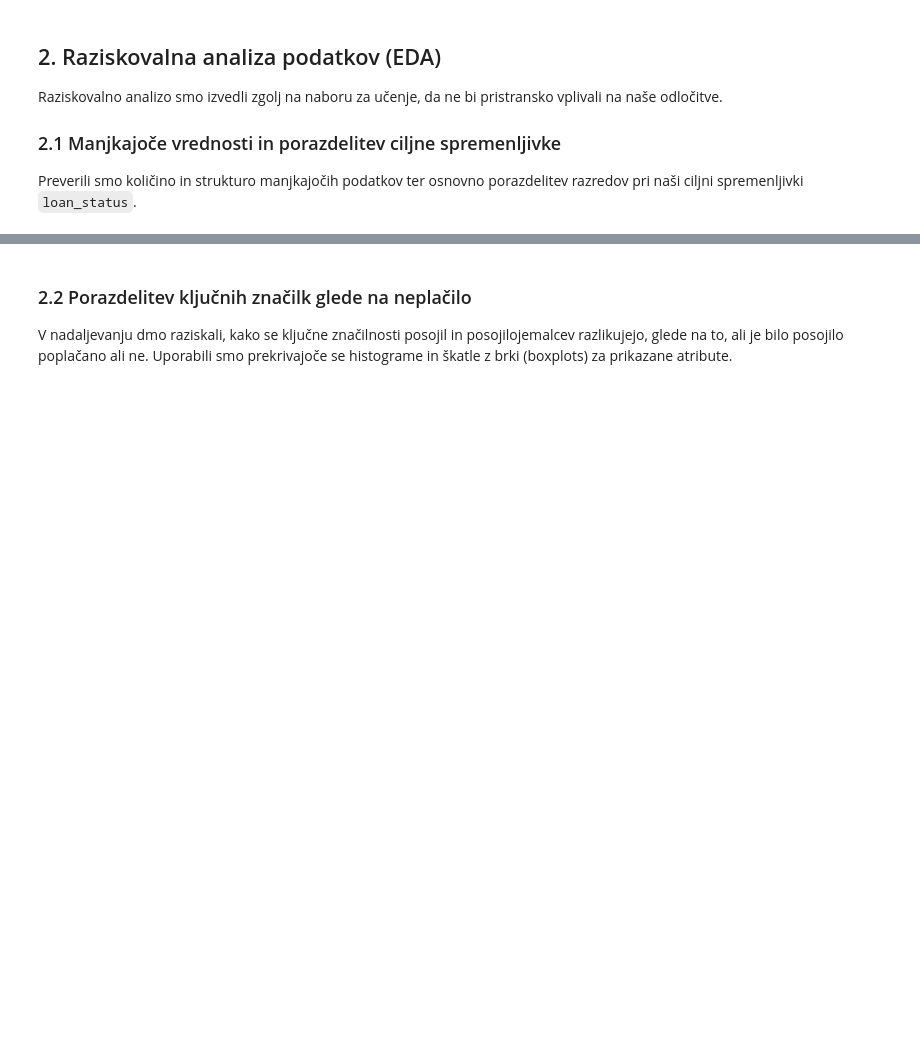
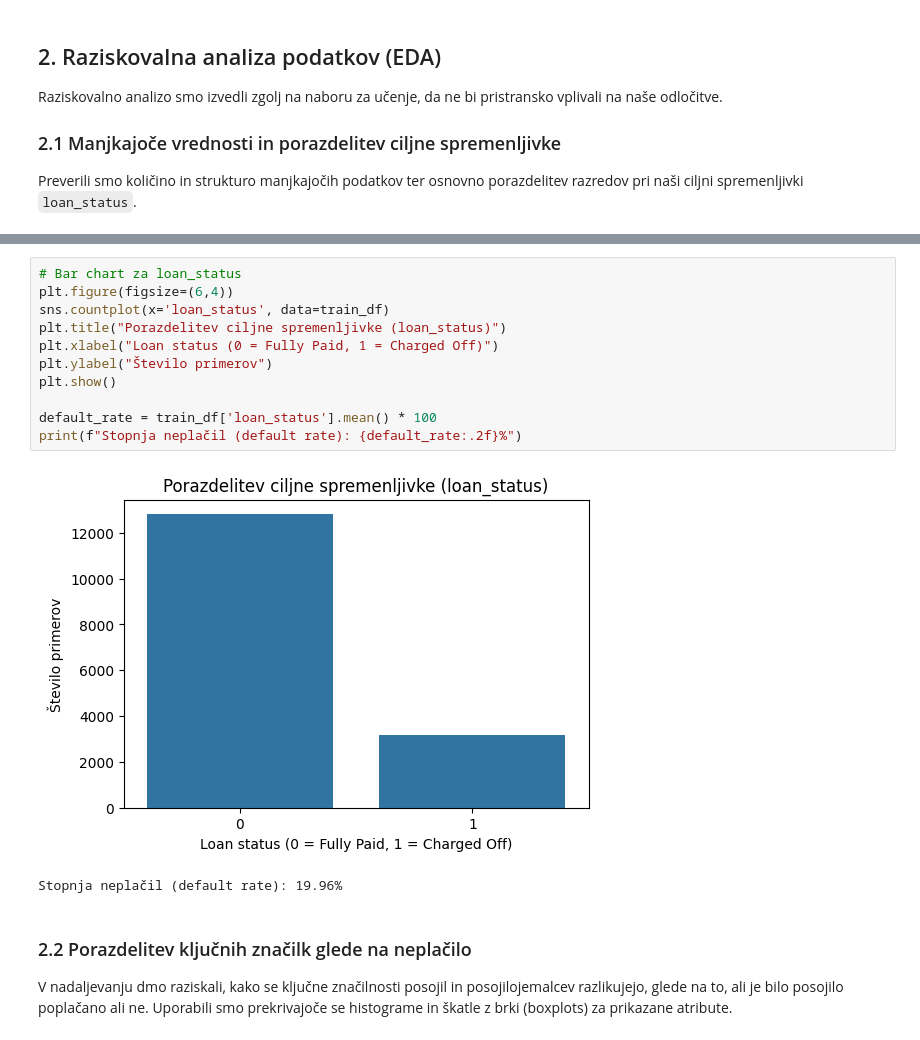
Before and after one commit to bjaksic84/PR2612, a Jupyter notebook: notebooks/01_eda_preprocessing.ipynb, the cells around one changed output, grey strips where cells are left out. Drawn from its saved outputs; the diff is of its cells as text; blank space fills up the shorter version.

```diff
--- a/notebooks/01_eda_preprocessing.ipynb
+++ b/notebooks/01_eda_preprocessing.ipynb
@@ -31,3 +43,17 @@ Preverili smo količino in strukturo manjkajočih podatkov ter osnovno porazdeli
+# %%
+# Bar chart za loan_status
+plt.figure(figsize=(6,4))
+sns.countplot(x='loan_status', data=train_df)
+plt.title("Porazdelitev ciljne spremenljivke (loan_status)")
+plt.xlabel("Loan status (0 = Fully Paid, 1 = Charged Off)")
+plt.ylabel("Število primerov")
+plt.show()
+
+default_rate = train_df['loan_status'].mean() * 100
+print(f"Stopnja neplačil (default rate): {default_rate:.2f}%")
+# %% [output]
+[figure, added]
+Stopnja neplačil (default rate): 19.96%
 # %% [markdown]
 ### 2.2 Porazdelitev ključnih značilk glede na neplačilo
 V nadaljevanju dmo raziskali, kako se ključne značilnosti posojil in posojilojemalcev razlikujejo, glede na to, ali je bilo posojilo poplačano ali ne.
```
Also changed, not shown: parts of 16 cells of this notebook, 1 other file.
